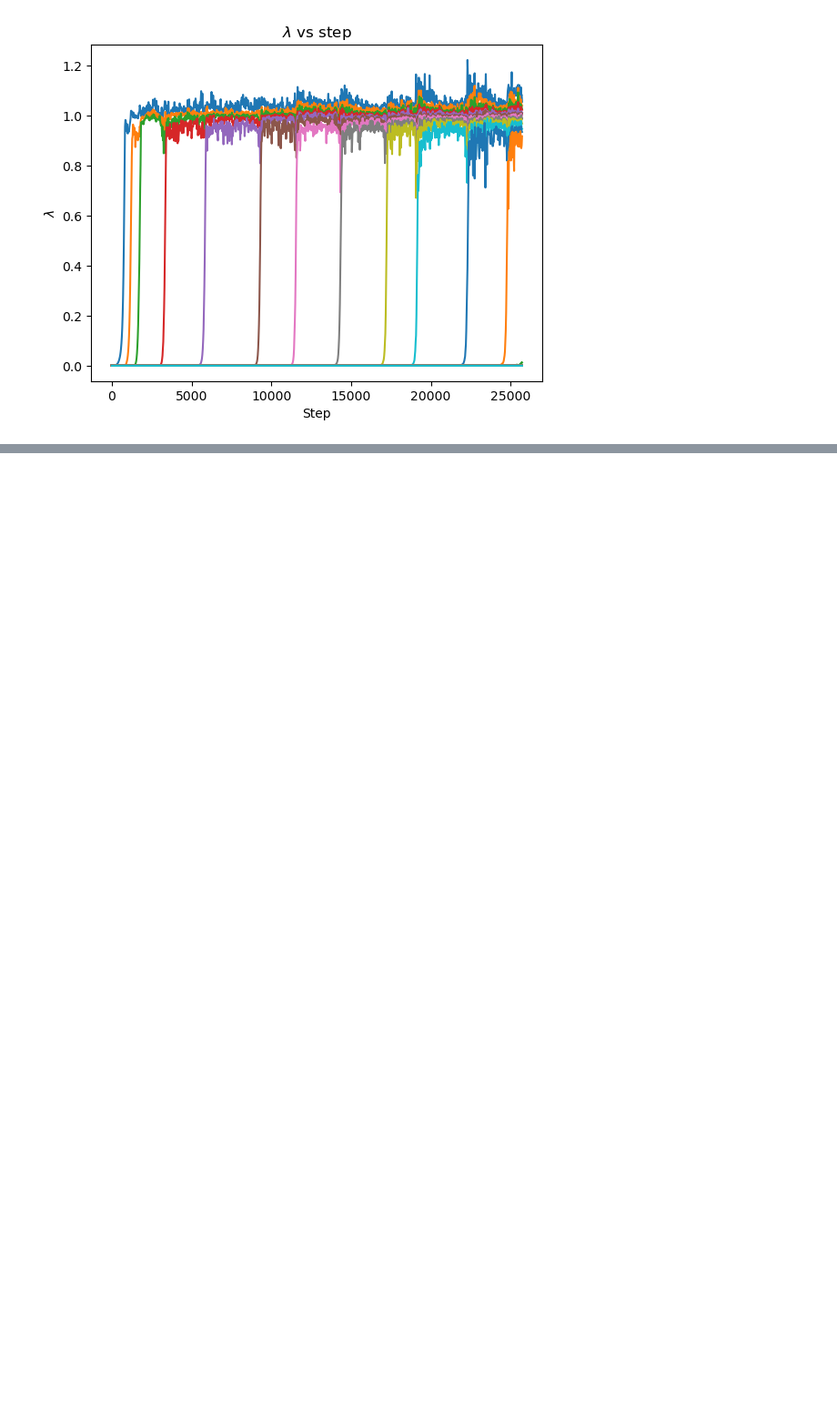
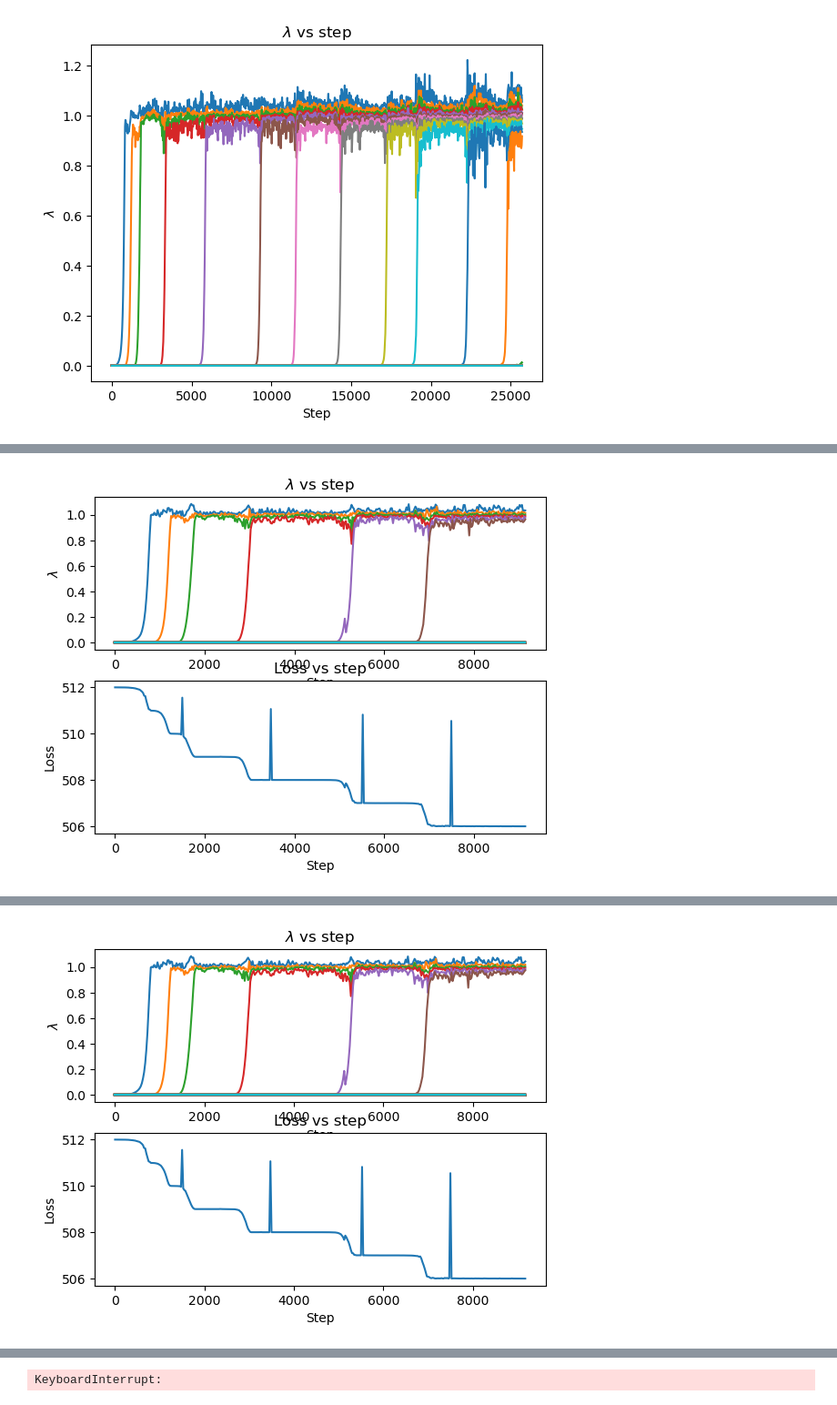
Before and after one commit to DGeisz/CodeX, a Jupyter notebook: Contrastive Learning/plotzzzz.ipynb, the cells around one changed output, grey strips where cells are left out. Shown at 91% size. Cells and saved outputs as stored; diff of their text form; code cells hidden in the pictures; blank space fills up the shorter version.

```diff
--- a/Contrastive Learning/plotzzzz.ipynb
+++ b/Contrastive Learning/plotzzzz.ipynb
@@ -245,0 +248,8 @@ plot_eigen_loss("sqrt_no_norm")
+# %%
+fig = plt.figure()
+for i in range(100):
+    plt.clf()
+    plot_eigen_loss("no_sqrt_no_norm_take_2", fig=fig)
+    plt.show()
+    time.sleep(1.)
+# %% [output]
@@ -245,0 +257 @@ plot_eigen_loss("sqrt_no_norm")
+[figure, added]
@@ -245,0 +259 @@ plot_eigen_loss("sqrt_no_norm")
+[figure, added]
@@ -245,0 +262 @@ plot_eigen_loss("sqrt_no_norm")
+KeyboardInterrupt:
```
Also changed, not shown: parts of 9 cells of this notebook, 9 other files.
